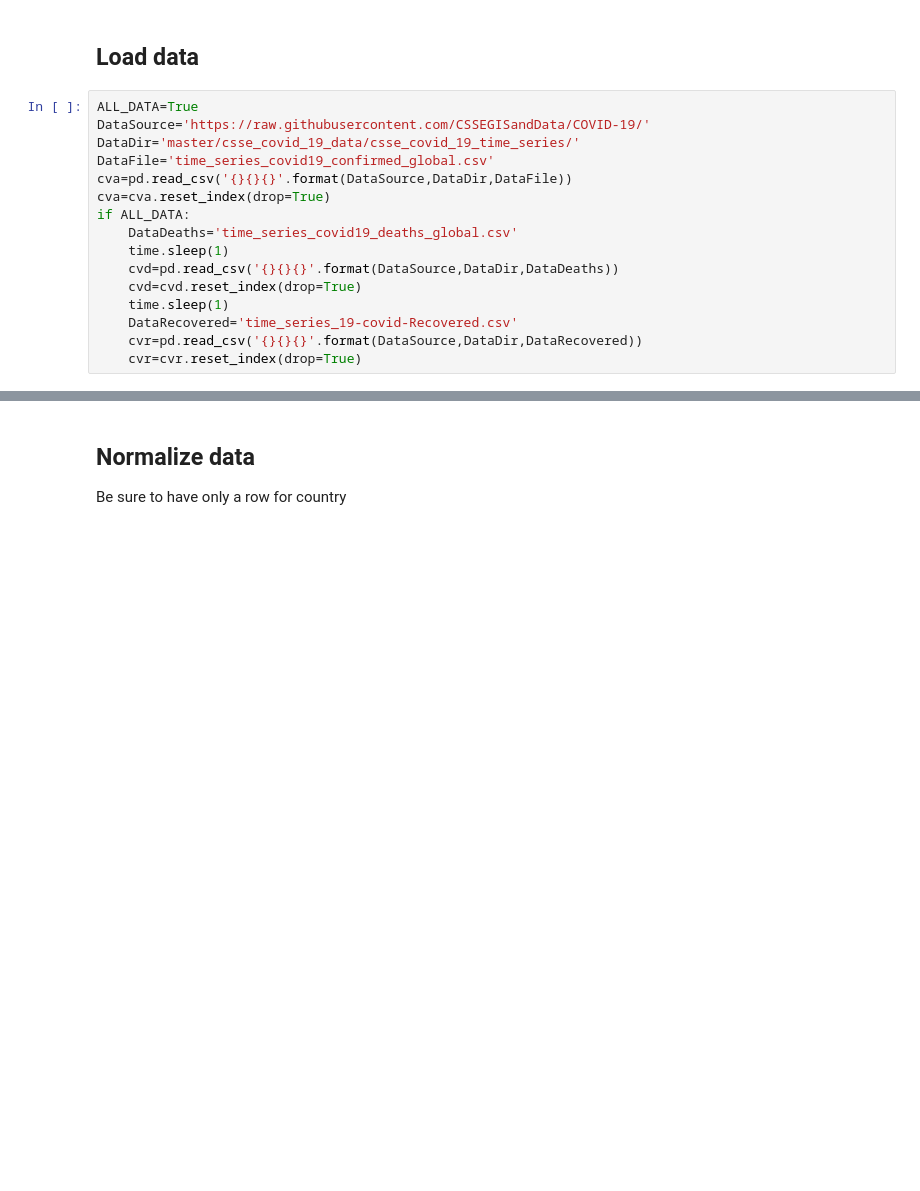
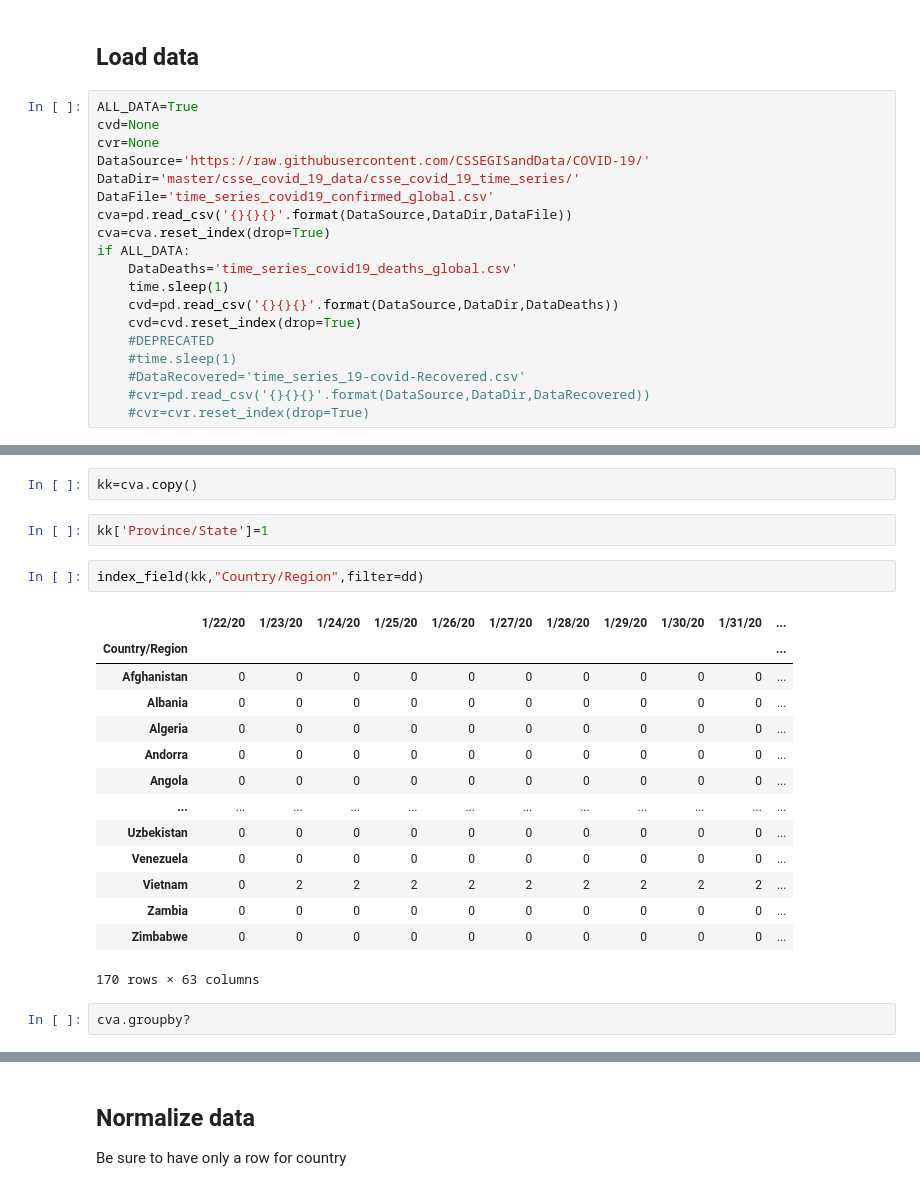
Before and after one commit to restrepo/COVID-19, a Jupyter notebook: covid_analysis.ipynb, the cells around one changed output, grey strips where cells are left out. Drawn from its saved outputs; the diff is of its cells as text; blank space fills up the shorter version.

```diff
--- a/covid_analysis.ipynb
+++ b/covid_analysis.ipynb
@@ -70,6 +92,8 @@ def new_merge_country(cva):
 ## Load data
 # %%
 ALL_DATA=True
+cvd=None
+cvr=None
 DataSource='https://raw.githubusercontent.com/CSSEGISandData/COVID-19/'
 DataDir='master/csse_covid_19_data/csse_covid_19_time_series/'
 DataFile='time_series_covid19_confirmed_global.csv'
@@ -80,7 +104,8 @@ if ALL_DATA:
     time.sleep(1)
     cvd=pd.read_csv('{}{}{}'.format(DataSource,DataDir,DataDeaths))
     cvd=cvd.reset_index(drop=True)
-    time.sleep(1)
-    DataRecovered='time_series_19-covid-Recovered.csv'
-    cvr=pd.read_csv('{}{}{}'.format(DataSource,DataDir,DataRecovered))
-    cvr=cvr.reset_index(drop=True)
+    #DEPRECATED
+    #time.sleep(1)
+    #DataRecovered='time_series_19-covid-Recovered.csv'
+    #cvr=pd.read_csv('{}{}{}'.format(DataSource,DataDir,DataRecovered))
+    #cvr=cvr.reset_index(drop=True)
@@ -144,0 +226,23 @@ T_d →  (doubling time = 11.2 days)
+# %%
+kk=cva.copy()
+# %%
+kk['Province/State']=1
+# %%
+index_field(kk,"Country/Region",filter=dd)
+# %% [output]
+|  | 1/22/20 | 1/23/20 | 1/24/20 | 1/25/20 | 1/26/20 | 1/27/20 | 1/28/20 | 1/29/20 | 1/30/20 | 1/31/20 | ... |
+| Country/Region |  |  |  |  |  |  |  |  |  |  | ... |
+| Afghanistan | 0 | 0 | 0 | 0 | 0 | 0 | 0 | 0 | 0 | 0 | ... |
+| Albania | 0 | 0 | 0 | 0 | 0 | 0 | 0 | 0 | 0 | 0 | ... |
+| Algeria | 0 | 0 | 0 | 0 | 0 | 0 | 0 | 0 | 0 | 0 | ... |
+| Andorra | 0 | 0 | 0 | 0 | 0 | 0 | 0 | 0 | 0 | 0 | ... |
+| Angola | 0 | 0 | 0 | 0 | 0 | 0 | 0 | 0 | 0 | 0 | ... |
+| ... | ... | ... | ... | ... | ... | ... | ... | ... | ... | ... | ... |
+| Uzbekistan | 0 | 0 | 0 | 0 | 0 | 0 | 0 | 0 | 0 | 0 | ... |
+| Venezuela | 0 | 0 | 0 | 0 | 0 | 0 | 0 | 0 | 0 | 0 | ... |
+| Vietnam | 0 | 2 | 2 | 2 | 2 | 2 | 2 | 2 | 2 | 2 | ... |
+| Zambia | 0 | 0 | 0 | 0 | 0 | 0 | 0 | 0 | 0 | 0 | ... |
+| Zimbabwe | 0 | 0 | 0 | 0 | 0 | 0 | 0 | 0 | 0 | 0 | ... |
+170 rows × 63 columns
+# %%
+cva.groupby?
```
Also changed, not shown: parts of 10 cells of this notebook.
